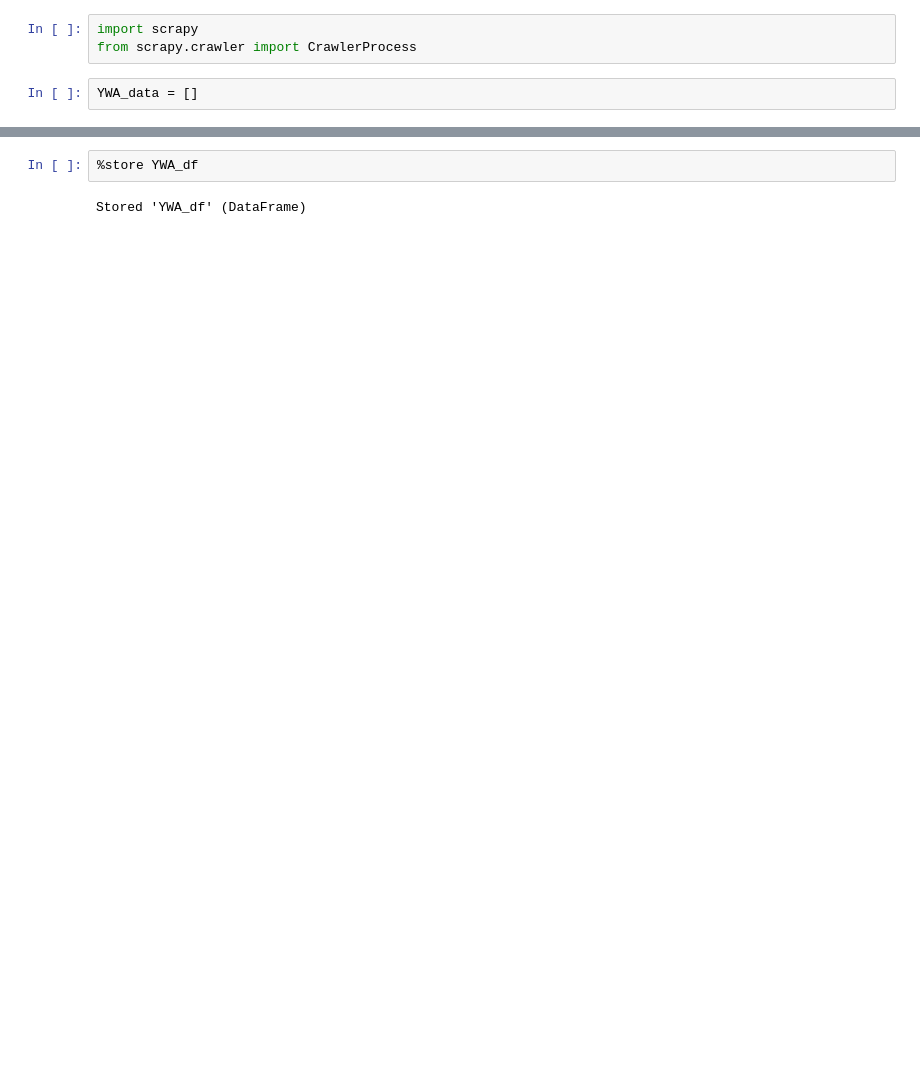
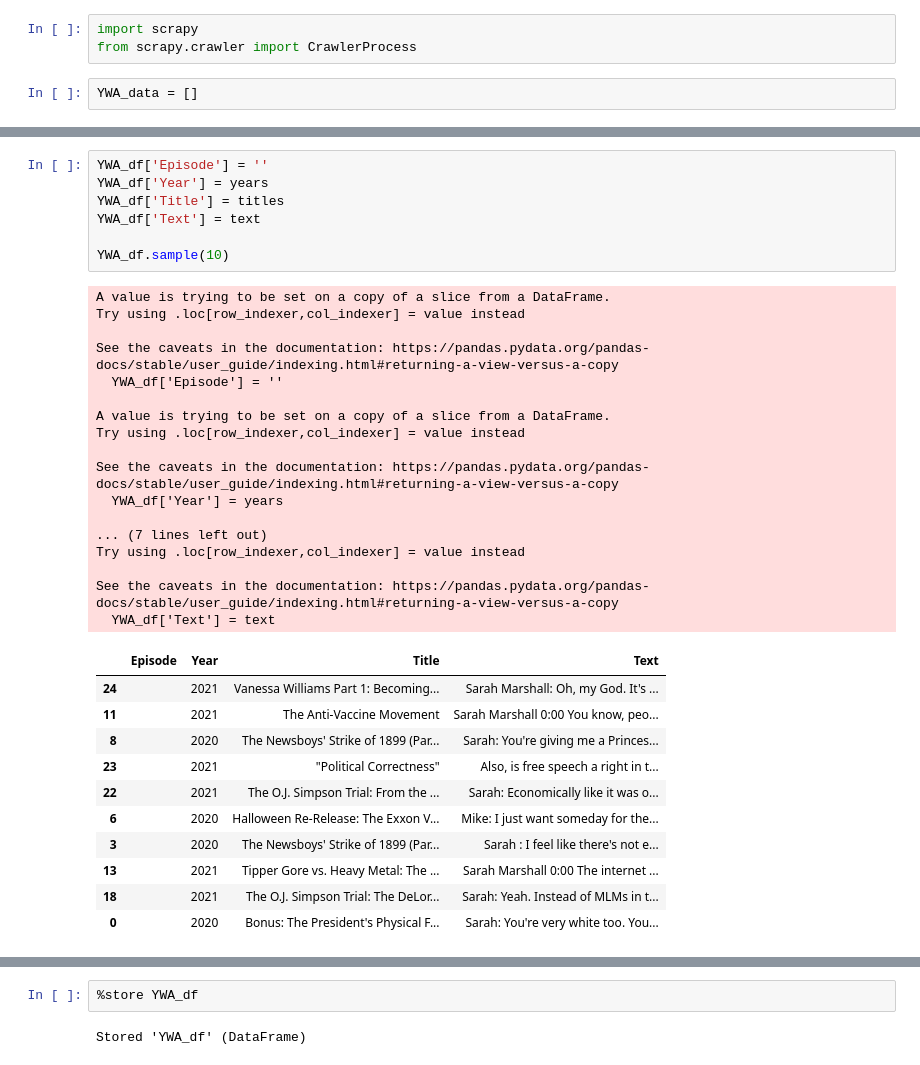
Before and after one commit to Data-Science-for-Linguists-2021/Linguistic-Styles-of-Podcasts, a Jupyter notebook: spiders/YWA.ipynb, the cells around one changed output, grey strips where cells are left out. Drawn from its saved outputs; the diff is of its cells as text; blank space fills up the shorter version.

```diff
--- a/spiders/YWA.ipynb
+++ b/spiders/YWA.ipynb
@@ -159,3 +160,39 @@ YWA_df
+# %%
+YWA_df['Episode'] = ''
+YWA_df['Year'] = years
+YWA_df['Title'] = titles
+YWA_df['Text'] = text
+
+YWA_df.sample(10)
+# %% [output]
+A value is trying to be set on a copy of a slice from a DataFrame.
+Try using .loc[row_indexer,col_indexer] = value instead
+
+See the caveats in the documentation: https://pandas.pydata.org/pandas-docs/stable/user_guide/indexing.html#returning-a-view-versus-a-copy
+  YWA_df['Episode'] = ''
+
+A value is trying to be set on a copy of a slice from a DataFrame.
+Try using .loc[row_indexer,col_indexer] = value instead
+
+See the caveats in the documentation: https://pandas.pydata.org/pandas-docs/stable/user_guide/indexing.html#returning-a-view-versus-a-copy
+  YWA_df['Year'] = years
+
+... (7 lines left out)
+Try using .loc[row_indexer,col_indexer] = value instead
+
+See the caveats in the documentation: https://pandas.pydata.org/pandas-docs/stable/user_guide/indexing.html#returning-a-view-versus-a-copy
+  YWA_df['Text'] = text
+|  | Episode | Year | Title | Text |
+| 24 |  | 2021 | Vanessa Williams Part 1: Becoming... | Sarah Marshall: Oh, my God. It's ... |
+| 11 |  | 2021 | The Anti-Vaccine Movement | Sarah Marshall 0:00 You know, peo... |
+| 8 |  | 2020 | The Newsboys' Strike of 1899 (Par... | Sarah: You're giving me a Princes... |
+| 23 |  | 2021 | "Political Correctness" | Also, is free speech a right in t... |
+| 22 |  | 2021 | The O.J. Simpson Trial: From the ... | Sarah: Economically like it was o... |
+| 6 |  | 2020 | Halloween Re-Release: The Exxon V... | Mike: I just want someday for the... |
+| 3 |  | 2020 | The Newsboys' Strike of 1899 (Par... | Sarah : I feel like there's not e... |
+| 13 |  | 2021 | Tipper Gore vs. Heavy Metal: The ... | Sarah Marshall 0:00 The internet ... |
+| 18 |  | 2021 | The O.J. Simpson Trial: The DeLor... | Sarah: Yeah. Instead of MLMs in t... |
+| 0 |  | 2020 | Bonus: The President's Physical F... | Sarah: You're very white too. You... |
 # %%
 # Titles are nice and clean, will keep whole date
 # get rid of rows without text
```
Also changed, not shown: parts of 15 cells of this notebook, 19 other files.
